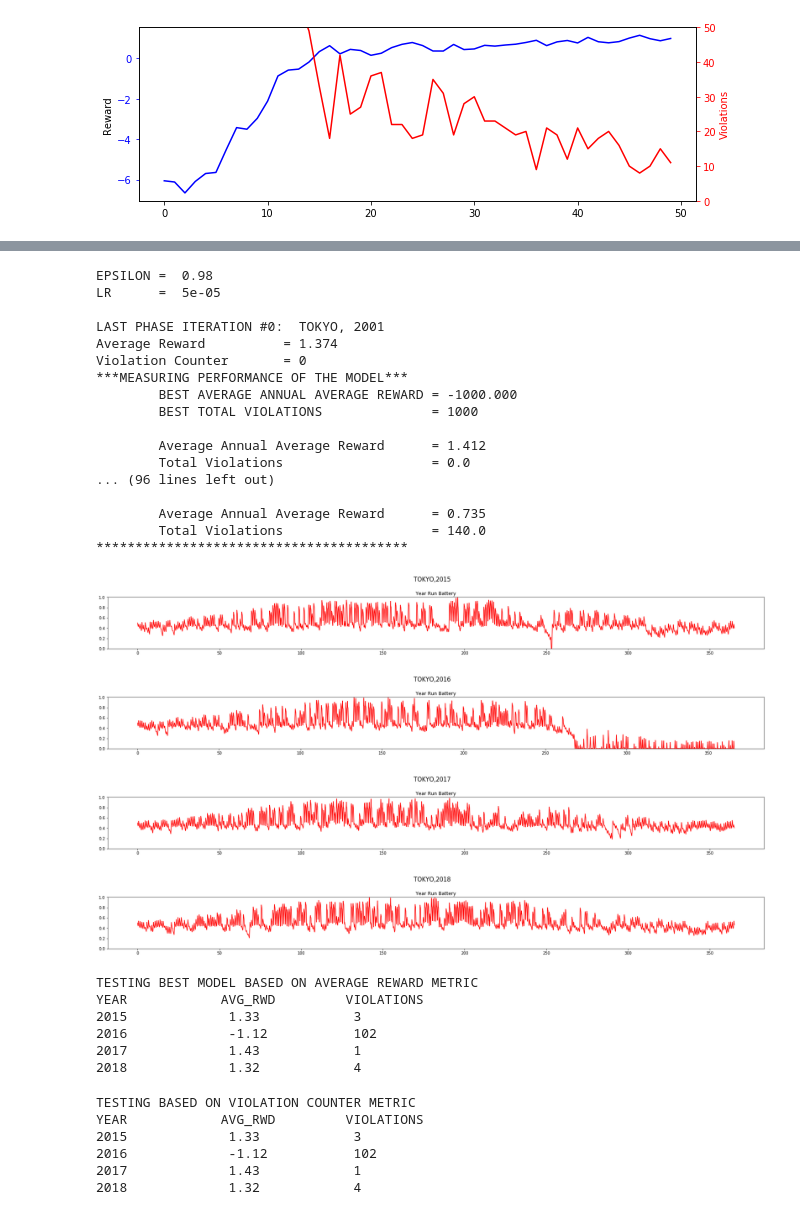
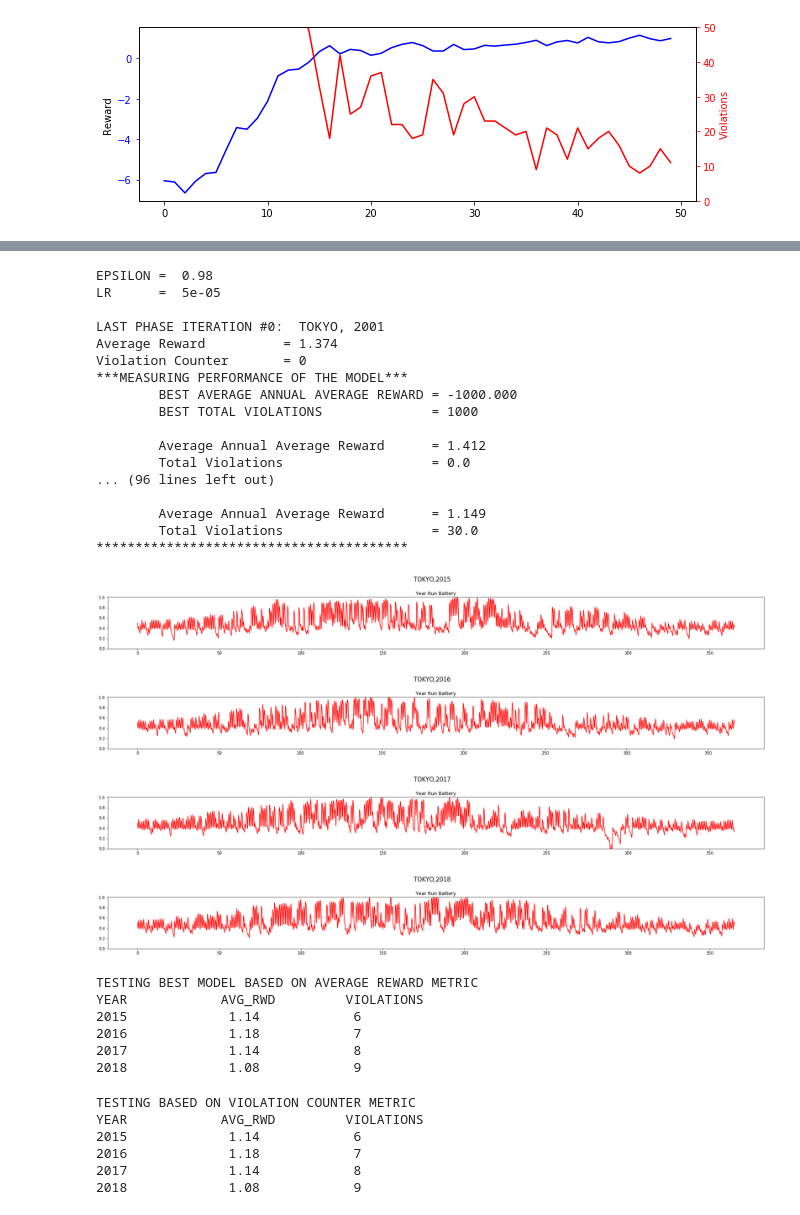
Before and after one commit to 5mali/eno_dsn_A, a Jupyter notebook: 0C-Copy2.ipynb, the cells around one changed output, grey strips where cells are left out. Drawn from its saved outputs; the diff is of its cells as text; code cells hidden in the pictures.

```diff
--- a/0C-Copy2.ipynb
+++ b/0C-Copy2.ipynb
@@ -858,7 +858,6 @@ for iteration in range(NO_OF_LAST_PHASE_ITERATIONS):
 
         s, r, day_end, year_end = capm.reset()
         yr_test_record = np.empty(4)
-        EPSILON = 1
 
         while True:
             a = dqn.choose_greedy_action(stdize(s))
@@ -907,8 +906,8 @@ Violation Counter       = 0
         Total Violations                   = 0.0
 ... (96 lines left out)
 
-        Average Annual Average Reward      = 0.735
-        Total Violations                   = 140.0
+        Average Annual Average Reward      = 1.149
+        Total Violations                   = 30.0
 ****************************************
 # %%
 #TESTING BEST MODEL BASED ON AVERAGE REWARD METRIC
@@ -923,7 +922,6 @@ for YEAR in np.arange(2015,2019):
 
     s, r, day_end, year_end = capm.reset()
     yr_test_record = np.empty(4)
-    EPSILON = 1
 
     while True:
         a = dqn.choose_greedy_action(stdize(s))
@@ -950,43 +948,43 @@ for YEAR in np.arange(2015,2019):
 #     print('Average Reward for',title, '=', np.mean(yr_test_reward_rec))
 #     print('Violations for',title, '=', capm.violation_counter)
 
     results = np.vstack((results, [int(YEAR), np.mean(yr_test_reward_rec), int(capm.violation_counter)]))
 
     fig = plt.figure(figsize=(24,3))
     fig.suptitle(title, fontsize=15)
 
     #     ax1 = fig.add_subplot(211)
     #     ax1.plot(yr_test_reward_rec)
     #     ax1.set_title("\n\nYear Run Reward")
     #     ax1.set_ylim([-3,1])
 
     ax2 = fig.add_subplot(111)
     ax2.plot(yr_test_record[:,0],'r')
     ax2.set_title("\n\nYear Run Battery")
     ax2.set_ylim([0,1])
     plt.sca(ax2)
     plt.xticks(np.arange(0, NO_OF_DAYS*24, 50*24),np.arange(0,NO_OF_DAYS,50))
 
     fig.tight_layout()
     plt.show()
 
 results = np.delete(results,0,0)
 
 print("TESTING BEST MODEL BASED ON AVERAGE REWARD METRIC")
 print('YEAR\t\tAVG_RWD\t\tVIOLATIONS')
 for x in np.arange(0,results.shape[0]):
     print('{} \t\t {} \t\t {}'.format(int(results[x,0]), np.around(results[x,1],2), int(results[x,-1])))
 # %% [output]
-[figure, old version]
+[figure, new version]
-[figure, old version]
+[figure, new version]
-[figure, old version]
+[figure, new version]
-[figure, old version]
+[figure, new version]
 TESTING BEST MODEL BASED ON AVERAGE REWARD METRIC
 YEAR            AVG_RWD         VIOLATIONS
-2015             1.33            3
-2016             -1.12           102
-2017             1.43            1
-2018             1.32            4
+2015             1.14            6
+2016             1.18            7
+2017             1.14            8
+2018             1.08            9
 # %%
 #TESTING BASED ON VIOLATION COUNTER METRIC
 dqn = DQN()
@@ -1001,7 +999,6 @@ for YEAR in np.arange(2015,2019):
 
     s, r, day_end, year_end = capm.reset()
     yr_test_record = np.empty(4)
-    EPSILON = 1
 
     while True:
         a = dqn.choose_greedy_action(stdize(s))
@@ -1057,10 +1054,10 @@ for x in np.arange(0,results.shape[0]):
 # %% [output]
 TESTING BASED ON VIOLATION COUNTER METRIC
 YEAR            AVG_RWD         VIOLATIONS
-2015             1.33            3
-2016             -1.12           102
-2017             1.43            1
-2018             1.32            4
+2015             1.14            6
+2016             1.18            7
+2017             1.14            8
+2018             1.08            9
 # %%
 # #Plot the reward and battery for the entire year run on a day by day basis
 # title = LOCATION.upper() + ',' + str(YEAR)
```
Also changed, not shown: parts of 1 cell of this notebook, 8 other files.
